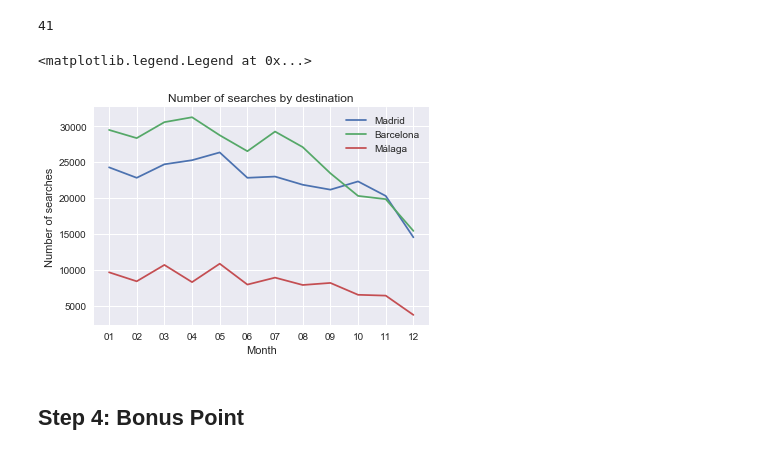
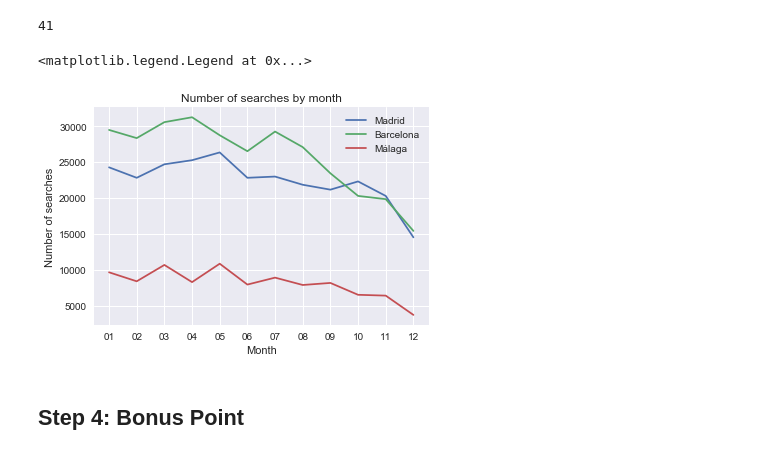
Before and after one commit to Laurajmoreno/DS_Challenge, a Jupyter notebook: Exercise 3 - Number of searches for Madrid, Barcelona and Malaga.ipynb, the cells around one changed output. Drawn from its saved outputs; the diff is of its cells as text; code cells hidden in the pictures.

```diff
--- a/Exercise 3 - Number of searches for Madrid, Barcelona and Malaga.ipynb
+++ b/Exercise 3 - Number of searches for Madrid, Barcelona and Malaga.ipynb
@@ -215,12 +217,12 @@ chunk_counter=0
 
 for df in reader:
     df['Month'] = df['Date'].str[-5:-3]
-    mad_sample = df[ df['Destination'] == 'MAD']
-    bcn_sample = df[ df['Destination'] == 'BCN']
-    mal_sample = df[ df['Destination'] == 'AGP']
-    mad_chunks.append(mad_sample.groupby("Month")[['Destination']].count())
-    bcn_chunks.append(bcn_sample.groupby("Month")[['Destination']].count())
-    mal_chunks.append(mal_sample.groupby("Month")[['Destination']].count())
+    mad_chunk = df[ df['Destination'] == 'MAD']
+    bcn_chunk = df[ df['Destination'] == 'BCN']
+    mal_chunk = df[ df['Destination'] == 'AGP']
+    mad_chunks.append(mad_chunk.groupby("Month")[['Destination']].count())
+    bcn_chunks.append(bcn_chunk.groupby("Month")[['Destination']].count())
+    mal_chunks.append(mal_chunk.groupby("Month")[['Destination']].count())
     chunk_counter+=1
 
 print(chunk_counter)
@@ -276,12 +278,12 @@ chunk_counter=0
 
 for df in reader:
     df['Month'] = df['Date'].str[-5:-3]
-    mad_sample = df[ df['Destination'] == 'MAD']
-    bcn_sample = df[ df['Destination'] == 'BCN']
-    mal_sample = df[ df['Destination'] == 'AGP']
-    mad_chunks.append(mad_sample.groupby("Month")[['Destination']].count())
-    bcn_chunks.append(bcn_sample.groupby("Month")[['Destination']].count())
-    mal_chunks.append(mal_sample.groupby("Month")[['Destination']].count())
+    mad_chunk = df[ df['Destination'] == 'MAD']
+    bcn_chunk = df[ df['Destination'] == 'BCN']
+    mal_chunk = df[ df['Destination'] == 'AGP']
+    mad_chunks.append(mad_chunk.groupby("Month")[['Destination']].count())
+    bcn_chunks.append(bcn_chunk.groupby("Month")[['Destination']].count())
+    mal_chunks.append(mal_chunk.groupby("Month")[['Destination']].count())
     chunk_counter+=1
 
 print(chunk_counter)
@@ -298,17 +300,17 @@ malaga = searches_mal.groupby("Month")[['Destination']].sum().reset_index()
 # %%
 fig, ax = plt.subplots()
 
 ax1= sns.lineplot(data=madrid, x='Month', y= 'Destination', label='Madrid')
 ax2= sns.lineplot(data=barcelona, x='Month', y= 'Destination', label='Barcelona')
 ax3= sns.lineplot(data=malaga, x='Month', y= 'Destination', label= 'Málaga')
 
-ax.set_title('Number of searches by destination')
+ax.set_title('Number of searches by month')
 ax.set_xlabel('Month')
 ax.set_ylabel('Number of searches')
 ax.legend()
 # %% [output]
 <matplotlib.legend.Legend at 0x...>
-[figure, old version]
+[figure, new version]
 # %% [markdown]
 ## Step 4: Bonus Point
 # %% [markdown]
```
Also changed, not shown: parts of 9 cells of this notebook.
